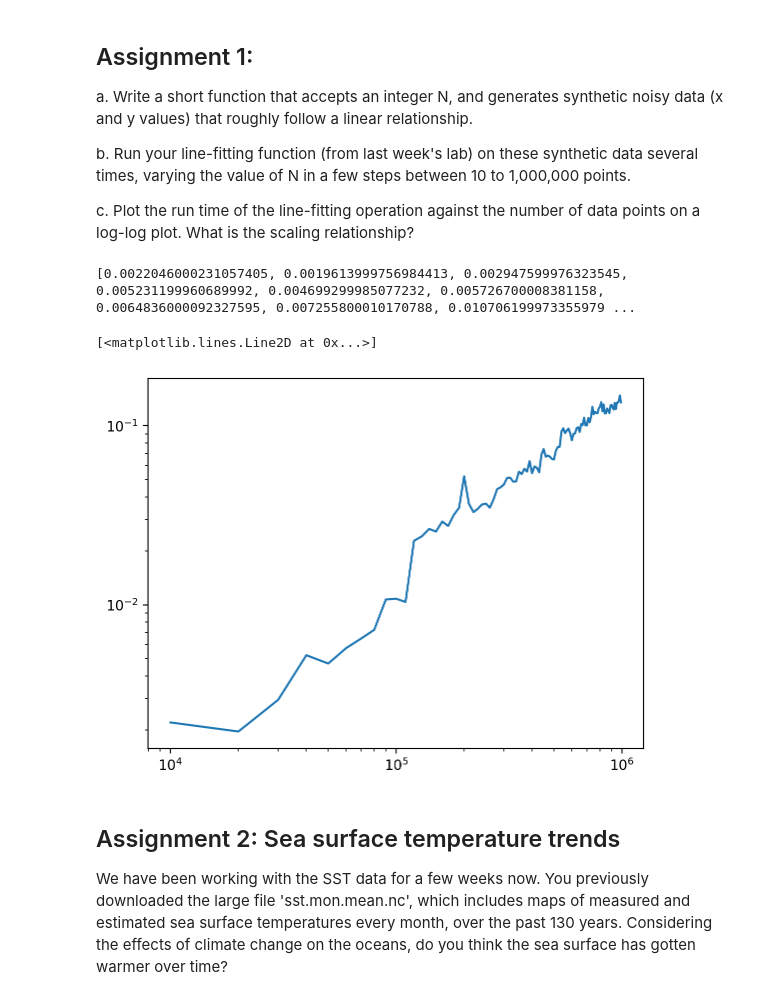
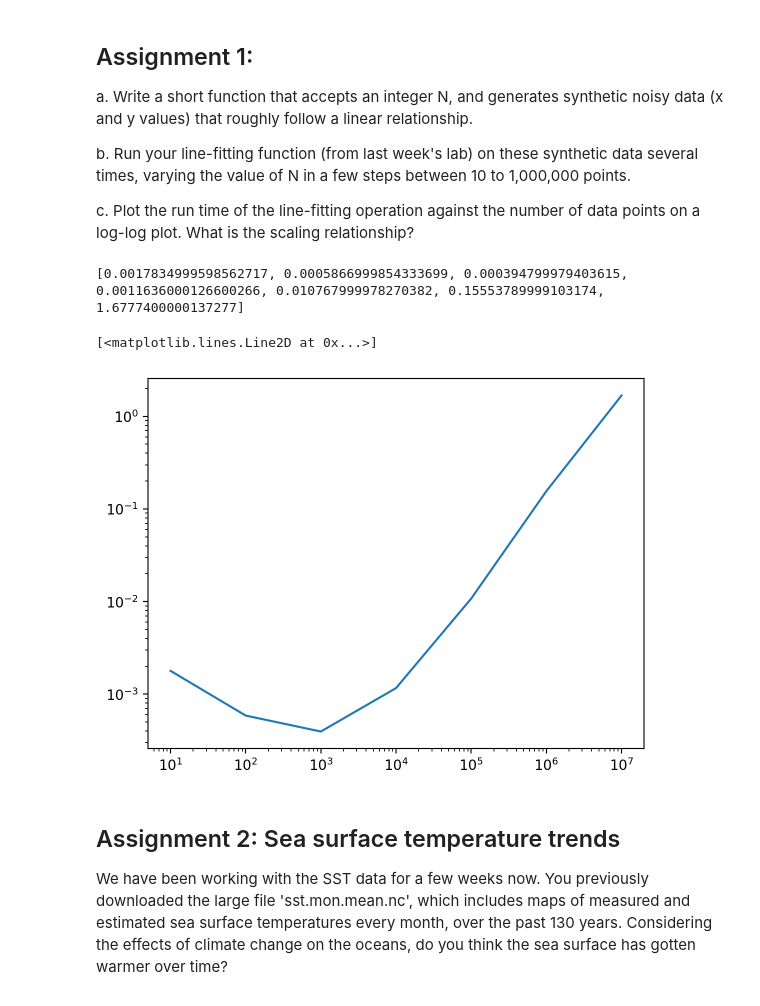
Before and after one commit to geothomaslee/EPS522_03, a Jupyter notebook: Lab 6/Lab6-efficiency-parallel.ipynb, the cells around one changed output. Drawn from its saved outputs; the diff is of its cells as text; code cells hidden in the pictures.

```diff
--- a/Lab 6/Lab6-efficiency-parallel.ipynb
+++ b/Lab 6/Lab6-efficiency-parallel.ipynb
@@ -43,36 +43,43 @@ def gen_noisy_data(N, noise_level):
 
     return x, y
 
 def fit_line(xdata, ydata):
     def linear_func(x, a, b):
         return a*x + b
 
     fit, uncertainty = scipy.optimize.curve_fit(f = linear_func,
                                                   xdata = xdata,
                                                   ydata = ydata)
     y_fit = xdata * fit[0]
 
     return y_fit
 
-N_steps = np.arange(10000, 1000000, 10000)
+N_steps = [10, 100, 1000, 10000, 100000, 1000000, 10000000]
 
 time_list = []
 
 for N in N_steps:
     init_time = time.perf_counter()
     x, y = gen_noisy_data(N, 10)
     y_fit = fit_line(x, y)
     end_time = time.perf_counter()
     run_time = end_time - init_time
     time_list.append(run_time)
 
 print(time_list)
 
 plt.loglog(N_steps, time_list)
+
+"""
+The scaling relationship is interesting in that there is actually a decrease in calculation time from 10E1 to 10E3,
+and then the relationship seems to scale by a factor of N after that. My best guess for this is that there's some clever
+optimization going with Scipy on in the background that doesn't kick on, or at least doesn't work well, until a somewhat
+larger dataset.
+"""
 # %% [output]
-[0.0022046000231057405, 0.0019613999756984413, 0.002947599976323545, 0.005231199960689992, 0.004699299985077232, 0.005726700008381158, 0.0064836000092327595, 0.007255800010170788, 0.010706199973355979 ...
+[0.0017834999598562717, 0.0005866999854333699, 0.000394799979403615, 0.0011636000126600266, 0.010767999978270382, 0.15553789999103174, 1.6777400000137277]
 [<matplotlib.lines.Line2D at 0x...>]
-[figure, old version]
+[figure, new version]
 # %% [markdown]
 ## Assignment 2: Sea surface temperature trends
 
```
Also changed, not shown: parts of 1 cell of this notebook.
